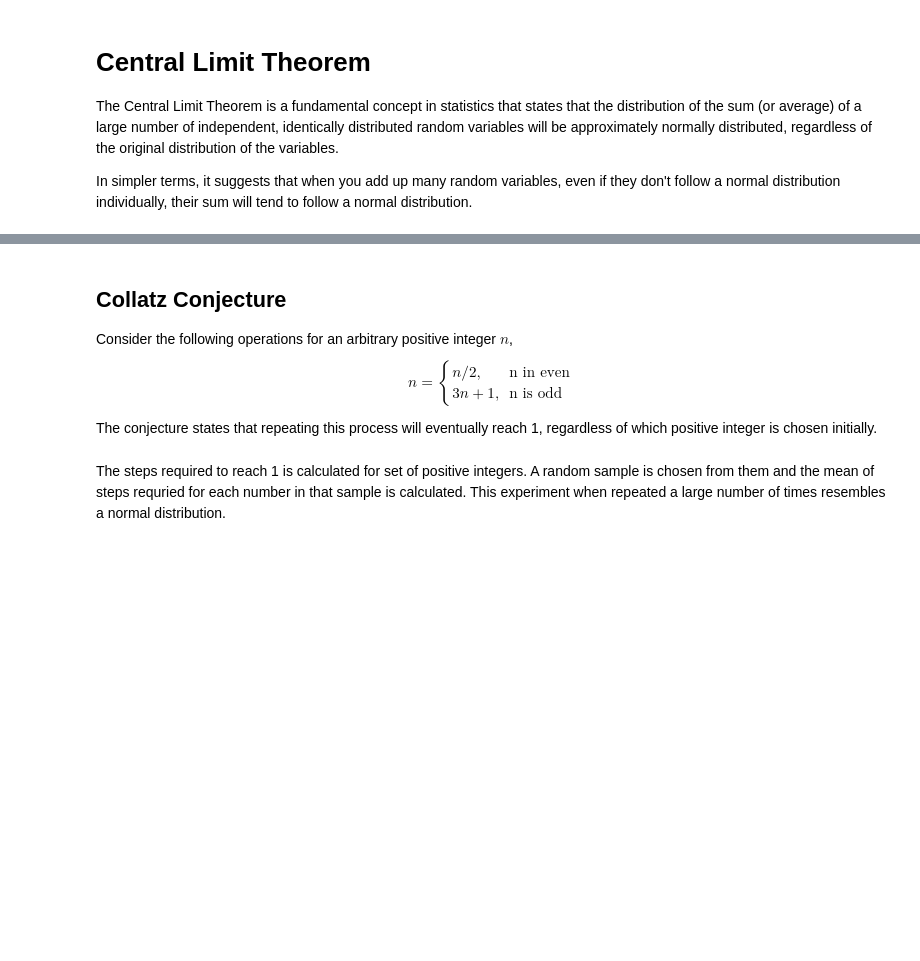
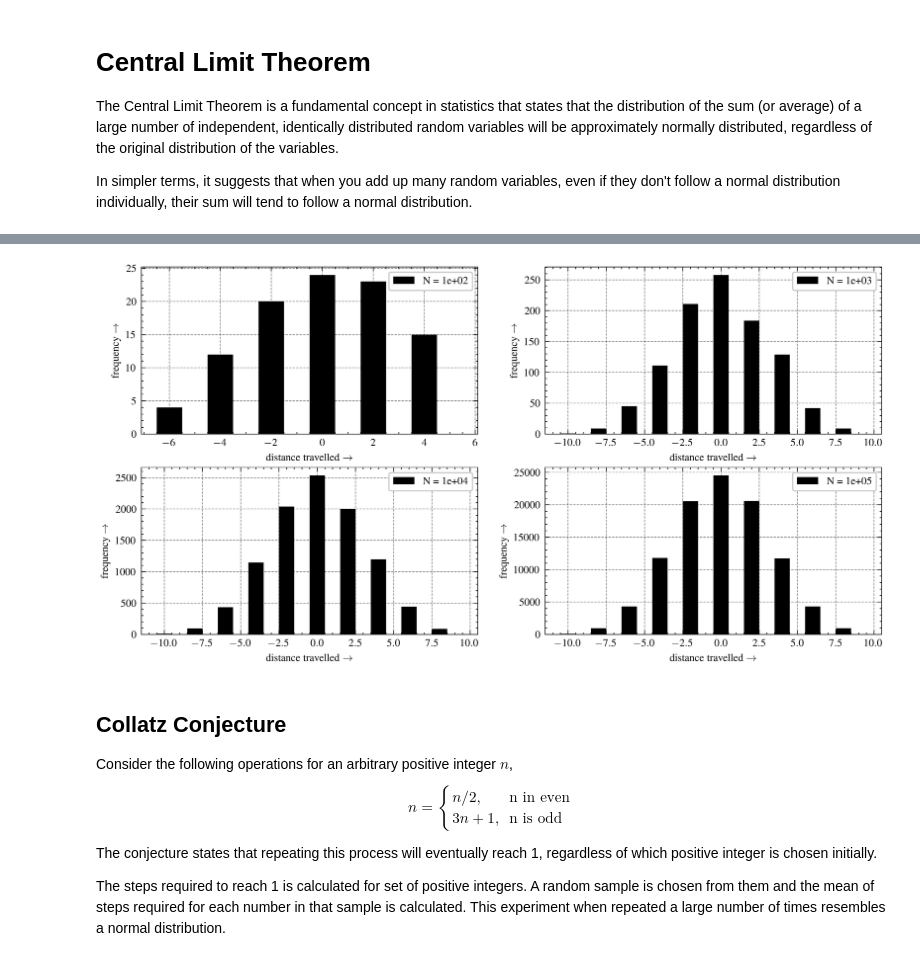
Before and after one commit to rohandebsarkar/NumericalMethodsForComputationalPhysics, a Jupyter notebook: projects/undergraduate/Statistical_Mechanics/JupyterNotebook/Central_Limit_Theorem.ipynb, the cells around one changed output, grey strips where cells are left out. Cells and saved outputs as stored; diff of their text form; code cells hidden in the pictures; blank space fills up the shorter version.

```diff
--- a/projects/undergraduate/Statistical_Mechanics/JupyterNotebook/Central_Limit_Theorem.ipynb
+++ b/projects/undergraduate/Statistical_Mechanics/JupyterNotebook/Central_Limit_Theorem.ipynb
@@ -16,3 +22,31 @@ plt.rcParams["figure.figsize"] = (10, 5)
+# %%
+possible_steps = [+1, -1]
+# %%
+n = 10  # Number of random walk samples taken in each experiment
+N = 1e2, 1e3, 1e4, 1e5  # Number of experiments
+
+for i in range(len(N)):
+    # Randomly choosing `n` random walk samples
+    rand_steps = np.random.choice(possible_steps, (int(N[i]), n))
+
+    # Calculating distance travelled
+    distance = np.sum(rand_steps, axis=1)
+
+    plt.subplot(ceil(len(N) / 2), ceil(len(N) / 2), i + 1)
+
+    # Plotting a histogram of distance travelled
+    plt.hist(
+        distance,
+        bins=np.arange(floor(min(distance)) - 0.5, ceil(max(distance)) + 0.5, 1),
+        label=f"N = {N[i]:.0e}",
+    )
+    plt.legend()
+    plt.xlabel("distance travelled $\\rightarrow$")
+    plt.ylabel("frequency $\\rightarrow$")
+
+plt.show()
+# %% [output]
+[figure, added]
 # %% [markdown]
 ## Collatz Conjecture
 
@@ -20,8 +54,8 @@ Consider the following operations for an arbitrary positive integer $n$,
 $$n = \begin{cases} n / 2, & \text{n in even} \\ 3n+1, & \text{n is odd}\end{cases}$$
 
 The conjecture states that repeating this process will eventually reach 1, regardless of which positive integer is chosen initially.
+
+The steps required to reach 1 is calculated for set of positive integers. A random sample is chosen from them and the mean of steps required for each number in that sample is calculated. This experiment when repeated a large number of times resembles a normal distribution.
-# %% [markdown]
-The steps required to reach 1 is calculated for set of positive integers. A random sample is chosen from them and the mean of steps requried for each number in that sample is calculated. This experiment when repeated a large number of times resembles a normal distribution.
 # %%
 # Function to calculate the number to steps required to reach 1
 @np.vectorize
```
Also changed, not shown: parts of 4 cells of this notebook.
